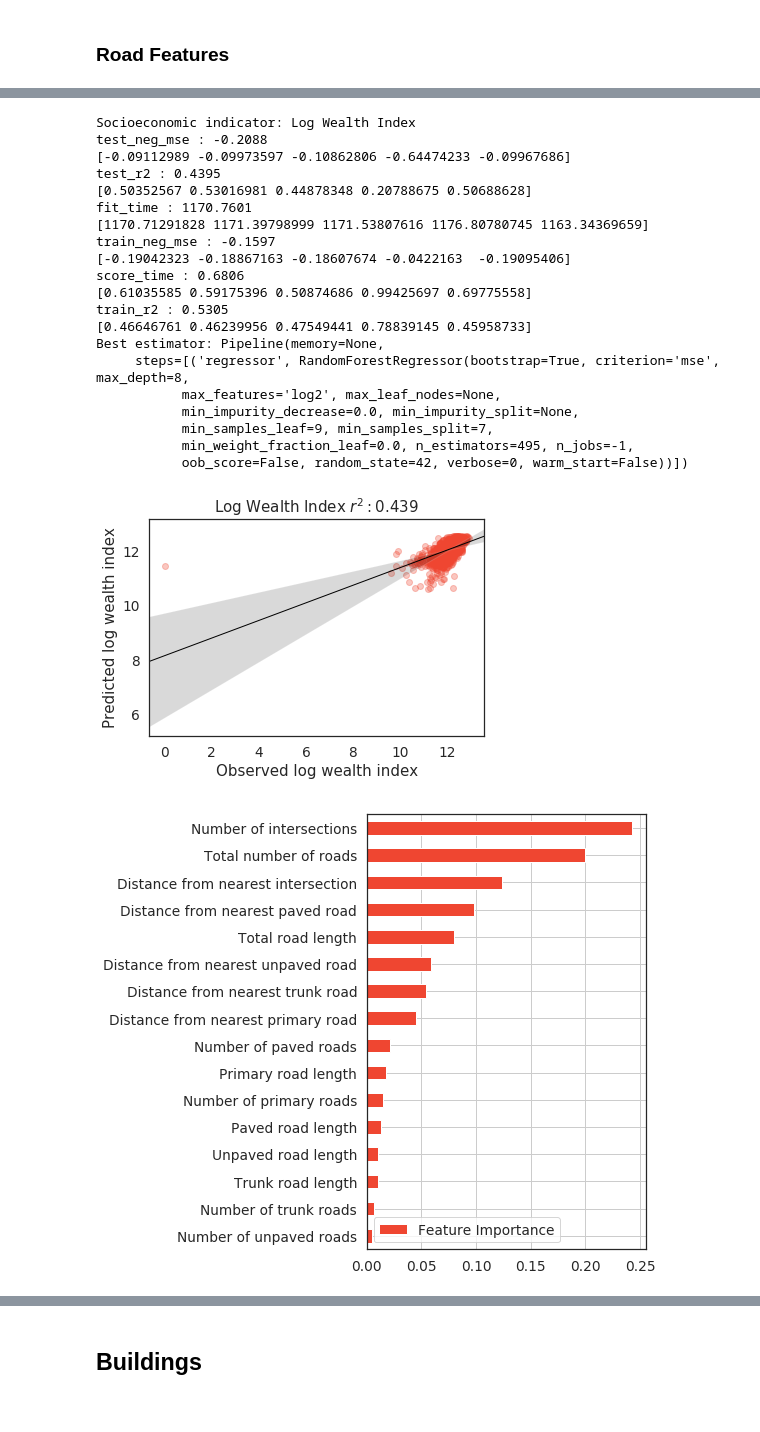
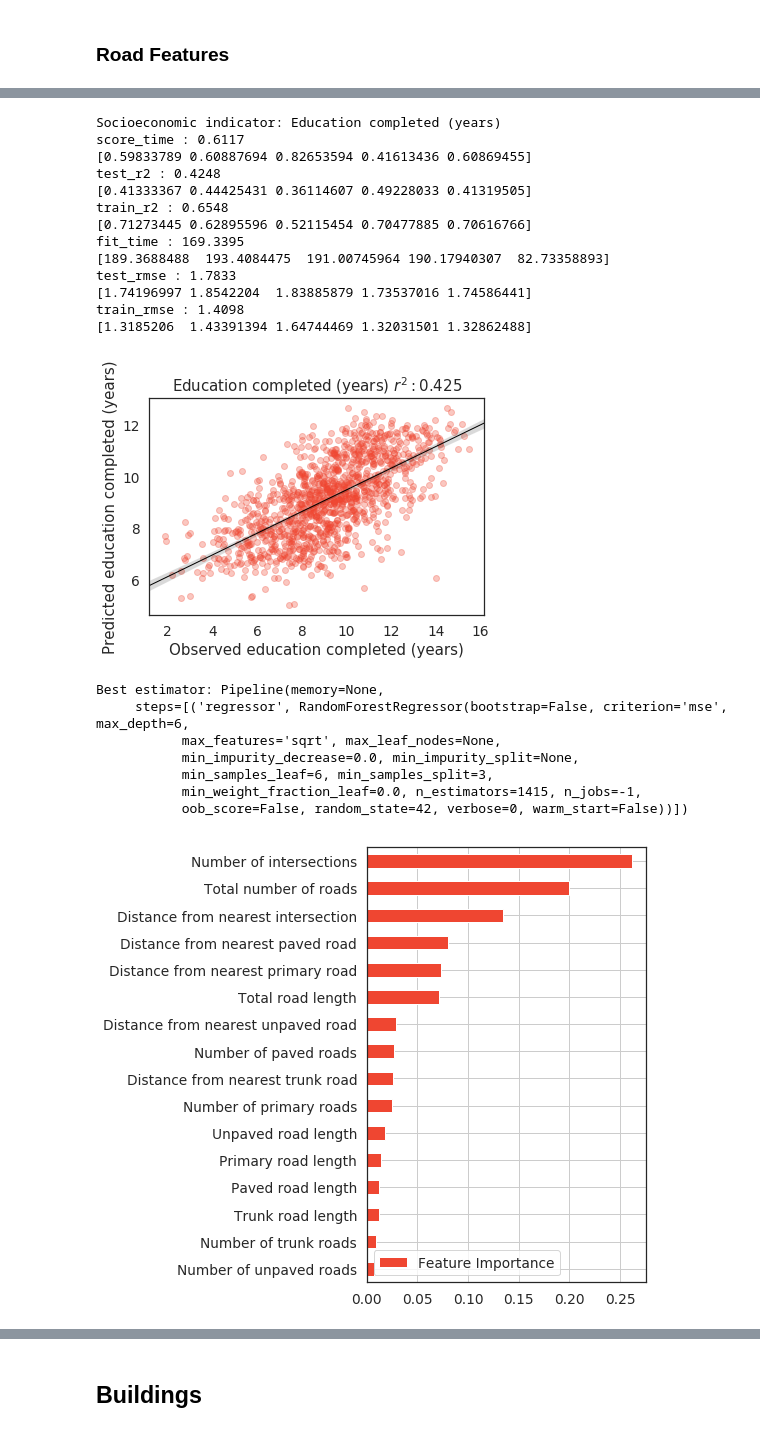
Before and after one commit to thinkingmachines/ph-poverty-mapping, a Jupyter notebook: notebooks/05_osm_model.ipynb, the cells around one changed output, grey strips where cells are left out. Drawn from its saved outputs; the diff is of its cells as text; code cells hidden in the pictures.

```diff
--- a/notebooks/05_osm_model.ipynb
+++ b/notebooks/05_osm_model.ipynb
@@ -99,16 +99,15 @@ data_utils.plot_corr(
 # %% [markdown]
 ### Configuration
 # %%
-# Define scoring metrics
+# Scoring metrics
 scoring = {
-    'r2': 'r2',
-    'neg_mse': 'neg_mean_squared_error'
+    'r2': data_utils.pearsonr2,
+    'rmse': data_utils.rmse
 }
 
-# Define indicators of interest
+# Indicators of interest
 indicators = [
     'Wealth Index',
-    'Log Wealth Index',
     'Education completed (years)',
     'Access to electricity',
     'Access to water (minutes)'
@@ -125,7 +287,7 @@ predictions = model_utils.evaluate_model(
     refit='r2',
     search_type='random',
     n_splits=5,
-    n_iter=50,
+    n_iter=10,
     plot_importance=True
 )
 # %% [output]
@@ -151,22 +318,22 @@ score_time : 0.9237
-Socioeconomic indicator: Log Wealth Index
-test_neg_mse : -0.2088
-[-0.09112989 -0.09973597 -0.10862806 -0.64474233 -0.09967686]
-test_r2 : 0.4395
-[0.50352567 0.53016981 0.44878348 0.20788675 0.50688628]
-fit_time : 1170.7601
-[1170.71291828 1171.39798999 1171.53807616 1176.80780745 1163.34369659]
-train_neg_mse : -0.1597
-[-0.19042323 -0.18867163 -0.18607674 -0.0422163  -0.19095406]
-score_time : 0.6806
-[0.61035585 0.59175396 0.50874686 0.99425697 0.69775558]
-train_r2 : 0.5305
-[0.46646761 0.46239956 0.47549441 0.78839145 0.45958733]
-Best estimator: Pipeline(memory=None,
-     steps=[('regressor', RandomForestRegressor(bootstrap=True, criterion='mse', max_depth=8,
-           max_features='log2', max_leaf_nodes=None,
-           min_impurity_decrease=0.0, min_impurity_split=None,
-           min_samples_leaf=9, min_samples_split=7,
-           min_weight_fraction_leaf=0.0, n_estimators=495, n_jobs=-1,
-           oob_score=False, random_state=42, verbose=0, warm_start=False))])
+Socioeconomic indicator: Education completed (years)
+score_time : 0.6117
+[0.59833789 0.60887694 0.82653594 0.41613436 0.60869455]
+test_r2 : 0.4248
+[0.41333367 0.44425431 0.36114607 0.49228033 0.41319505]
+train_r2 : 0.6548
+[0.71273445 0.62895596 0.52115454 0.70477885 0.70616766]
+fit_time : 169.3395
+[189.3688488  193.4084475  191.00745964 190.17940307  82.73358893]
+test_rmse : 1.7833
+[1.74196997 1.8542204  1.83885879 1.73537016 1.74586441]
+train_rmse : 1.4098
+[1.3185206  1.43391394 1.64744469 1.32031501 1.32862488]
-[figure, old version]
+[figure, new version]
+Best estimator: Pipeline(memory=None,
+     steps=[('regressor', RandomForestRegressor(bootstrap=False, criterion='mse', max_depth=6,
+           max_features='sqrt', max_leaf_nodes=None,
+           min_impurity_decrease=0.0, min_impurity_split=None,
+           min_samples_leaf=6, min_samples_split=3,
+           min_weight_fraction_leaf=0.0, n_estimators=1415, n_jobs=-1,
+           oob_score=False, random_state=42, verbose=0, warm_start=False))])
-[figure, old version]
+[figure, new version]
```
Also changed, not shown: parts of 14 cells of this notebook, 4 other files.
